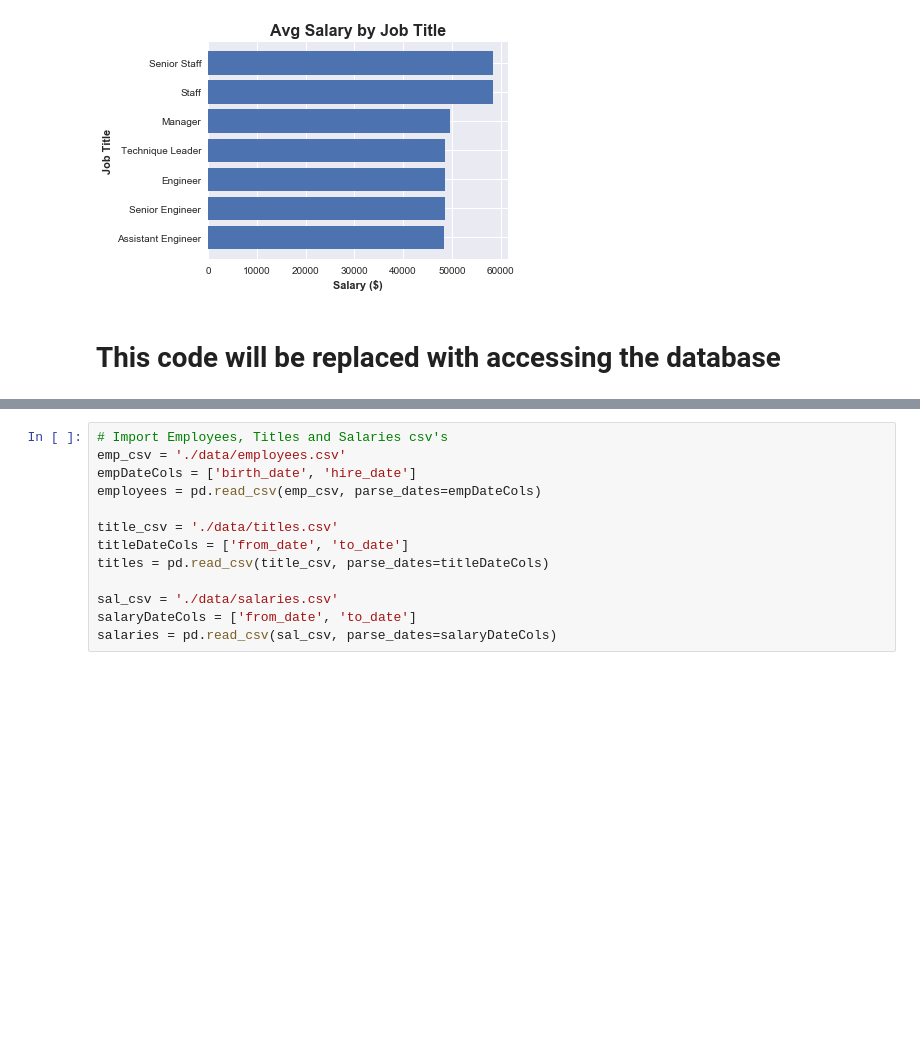
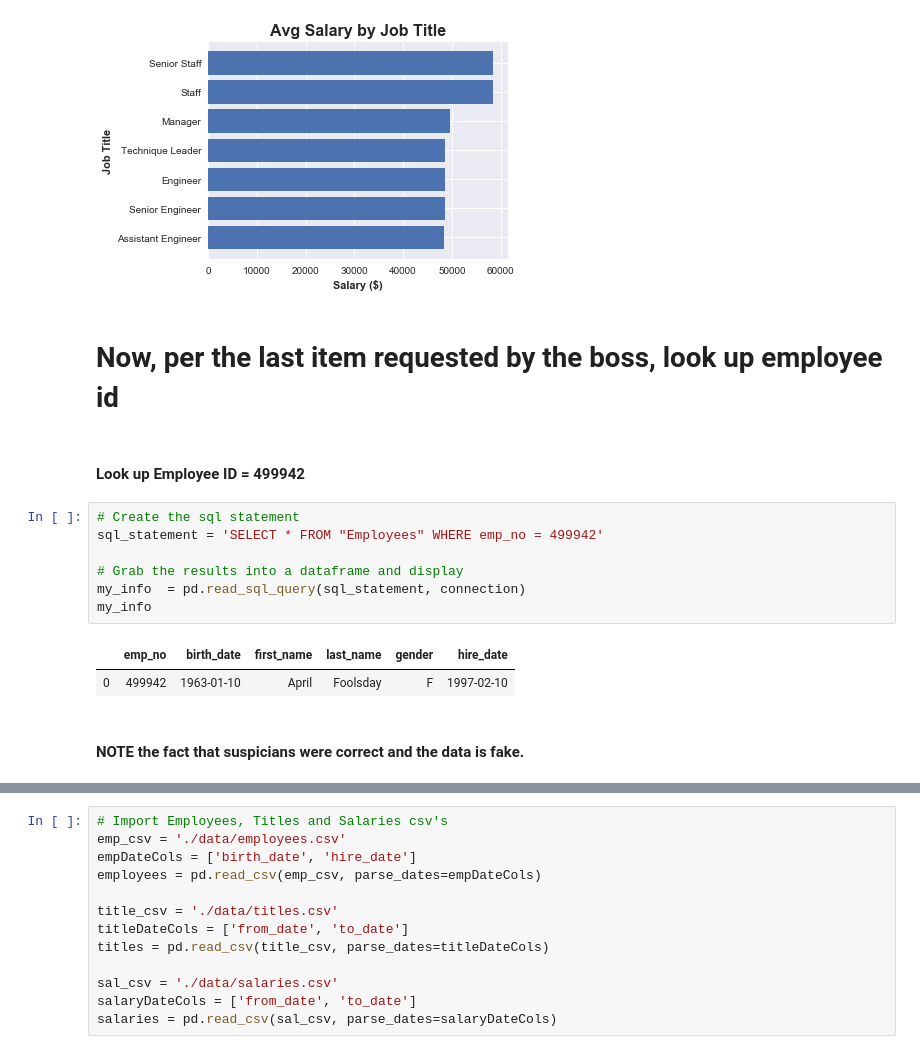
Before and after one commit to KatRootes/sql-challenge, a Jupyter notebook: EmployeeSQL/Bonus.ipynb, the cells around one changed output, grey strips where cells are left out. Cells and saved outputs as stored; diff of their text form; blank space fills up the shorter version.

```diff
--- a/EmployeeSQL/Bonus.ipynb
+++ b/EmployeeSQL/Bonus.ipynb
@@ -470,5 +473,19 @@ fig.tight_layout()
 plt.show()
 # %% [output]
 [figure]
-# %% [markdown]
-# This code will be replaced with accessing the database
+# %% [markdown]
+# Now, per the last item requested by the boss, look up employee id
+# %% [markdown]
+#### Look up Employee ID = 499942
+# %%
+# Create the sql statement
+sql_statement = 'SELECT * FROM "Employees" WHERE emp_no = 499942'
+
+# Grab the results into a dataframe and display
+my_info  = pd.read_sql_query(sql_statement, connection)
+my_info
+# %% [output]
+|  | emp_no | birth_date | first_name | last_name | gender | hire_date |
+| 0 | 499942 | 1963-01-10 | April | Foolsday | F | 1997-02-10 |
+# %% [markdown]
+#### NOTE the fact that suspicians were correct and the data is fake.
```
Also changed, not shown: parts of 18 cells of this notebook, 3 other files.
